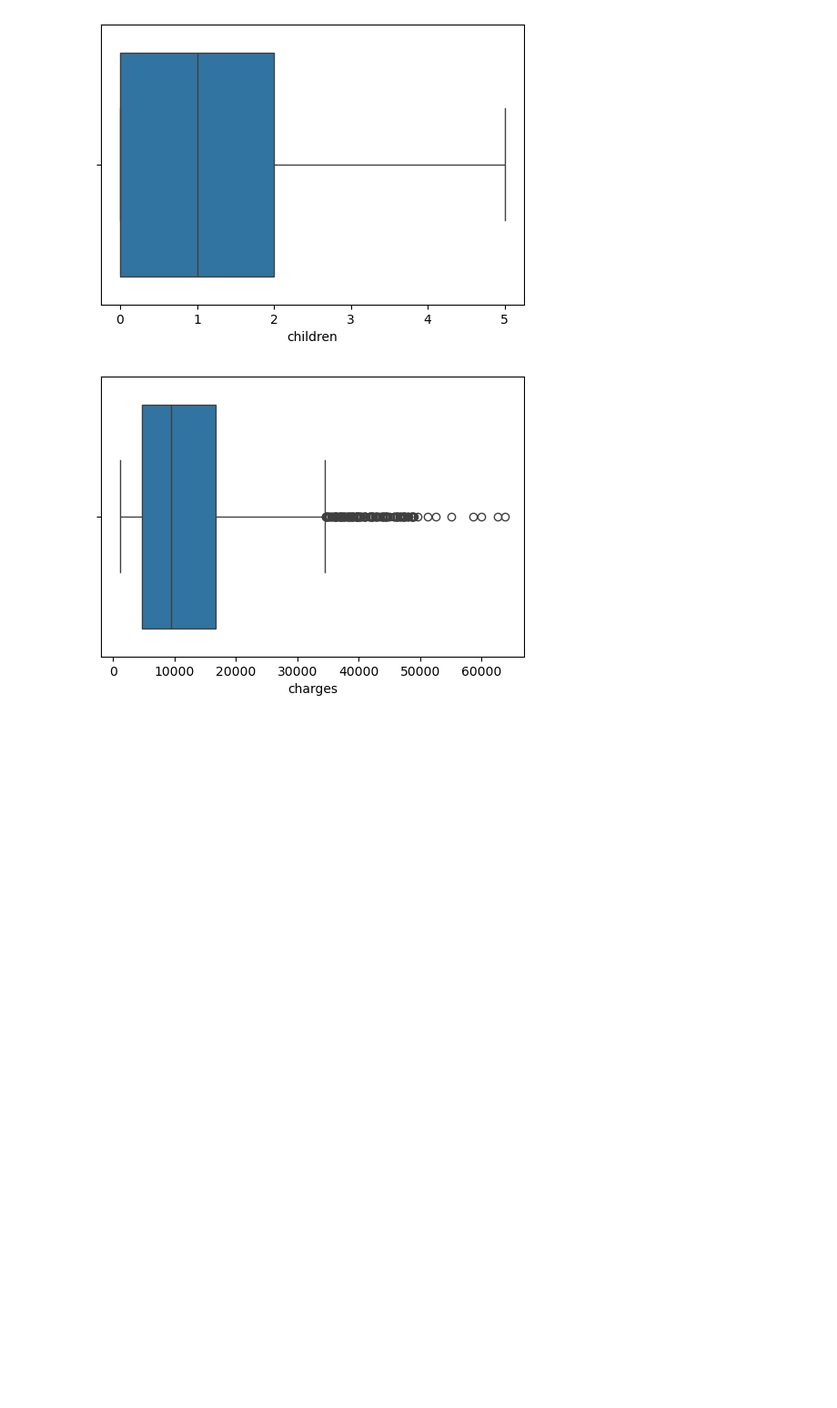
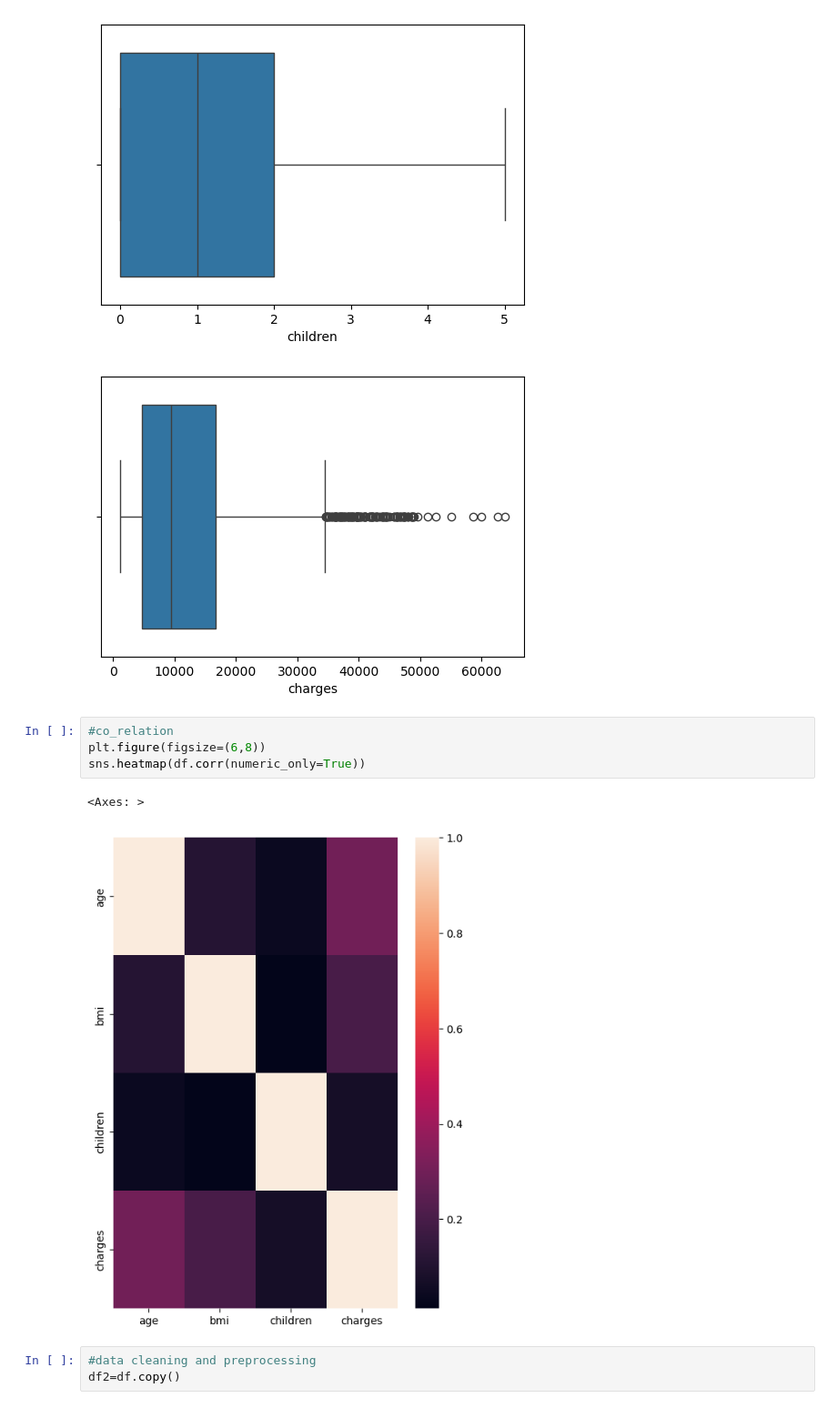
Before and after one commit to khairbakshnoor-pixel/PYTHON-Libraries-Numpy-Pandas-matplotlib-seaborn-, a Jupyter notebook: EDA.ipynb, the cells around one changed output. Shown at 91% size. Drawn from its saved outputs; the diff is of its cells as text; blank space fills up the shorter version.

```diff
--- a/EDA.ipynb
+++ b/EDA.ipynb
@@ -120,3 +120,13 @@ for i in numeric_columns:
 [figure]
 [figure]
 [figure]
+# %%
+#co_relation
+plt.figure(figsize=(6,8))
+sns.heatmap(df.corr(numeric_only=True))
+# %% [output]
+<Axes: >
+[figure, added]
+# %%
+#data cleaning and preprocessing
+df2=df.copy()
```
Also changed, not shown: parts of 21 cells of this notebook.
